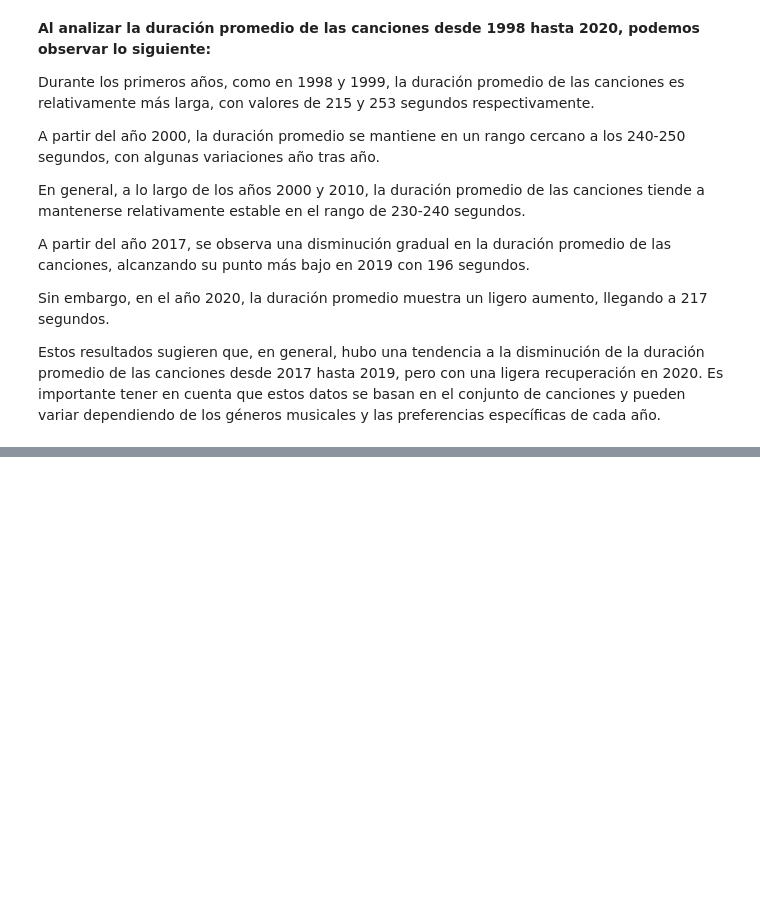
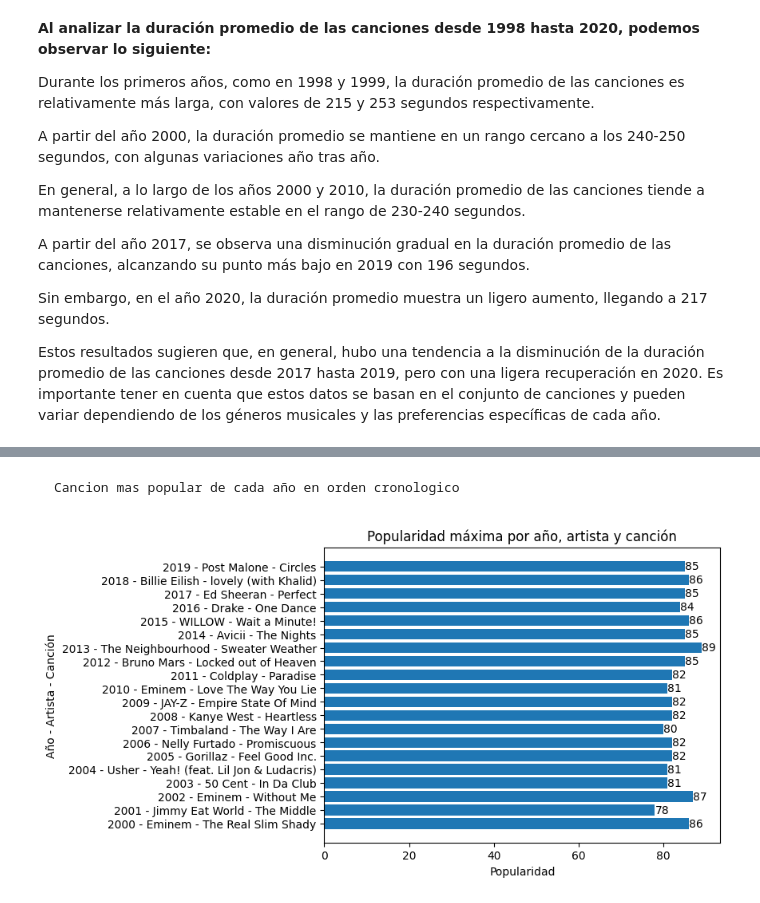
Before and after one commit to MarceloGustavoCordoba/Proyecto2023GrupoCCCC, a Jupyter notebook: Proyecto.ipynb, the cells around one changed output, grey strips where cells are left out. Drawn from its saved outputs; the diff is of its cells as text; code cells hidden in the pictures; blank space fills up the shorter version.

```diff
--- a/Proyecto.ipynb
+++ b/Proyecto.ipynb
@@ -238,3 +165,16 @@ df.head()
+# %%
+#Realizamos el ajuste
+df=df[(df['Año']!=1998) & (df['Año']!=1999) & (df['Año']!=2020)]
+
+#Mostramos los datos nuevamente para verificar los cambios
+
+cancion_año = df.groupby('Año')['Cancion'].count()
+fig, ax = plt.subplots(figsize=(5, 3))
+cancion_año.plot(kind='bar', ax=ax)
+ax.set_xlabel('Año')
+ax.set_ylabel('Canciones')
+ax.set_title('Cantidad de canciones por Año 2000 - 2019')
+plt.show()
 # %% [markdown]
 ## **Analisis y visualización de datos**
 # %% [markdown]
@@ -443,0 +424,24 @@ Estos resultados sugieren que, en general, hubo una tendencia a la disminución
+# %% [markdown]
+    Cancion mas popular de cada año en orden cronologico
+# %%
+df_max_popularity=df.loc[df.groupby('Año')['Popularidad'].idxmax(),['Año','Artista','Cancion','Popularidad']].sort_values(by='Año',ascending=True)
+
+fig, ax = plt.subplots()
+
+# Crear el gráfico de barras horizontales
+bars = ax.barh(df_max_popularity['Año'].astype(str) + ' - ' + df_max_popularity['Artista'] + ' - ' + df_max_popularity['Cancion'], df_max_popularity['Popularidad'])
+
+# Añadir etiquetas en las barras
+for bar in bars:
+    width = bar.get_width()
+    ax.text(width, bar.get_y() + bar.get_height() / 2, str(width), ha='left', va='center')
+
+# Configurar etiquetas y títulos
+ax.set_xlabel('Popularidad')
+ax.set_ylabel('Año - Artista - Canción')
+ax.set_title('Popularidad máxima por año, artista y canción')
+
+# Mostrar el gráfico
+plt.show()
+# %% [output]
+[figure, added]
```
Also changed, not shown: parts of 47 cells of this notebook.
